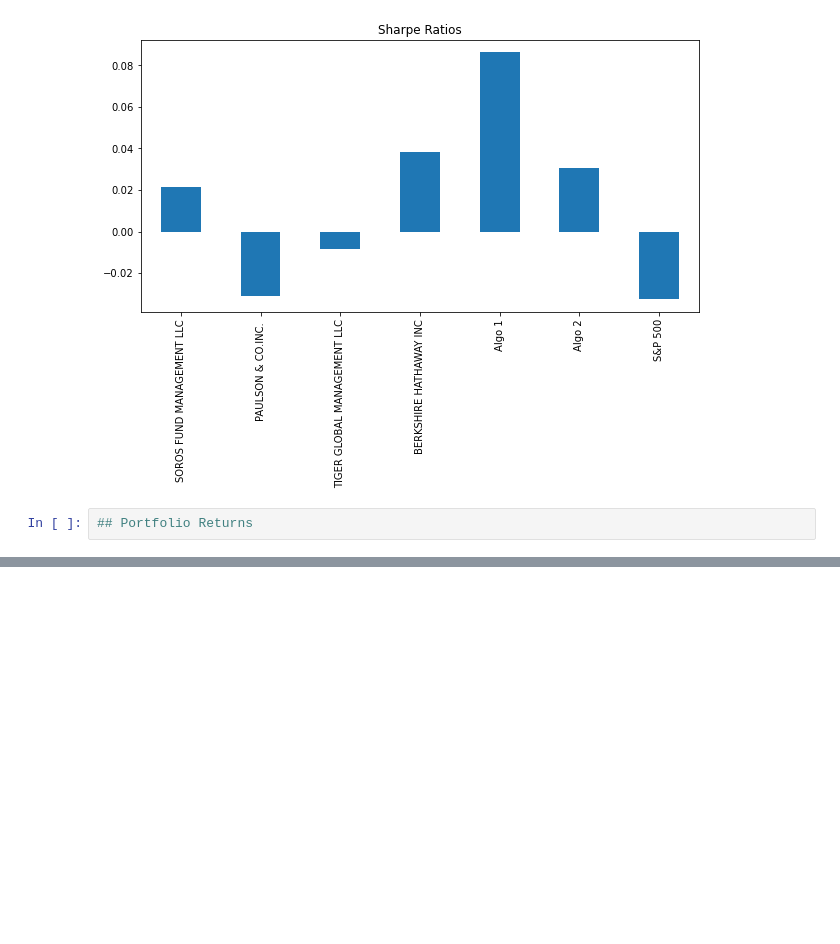
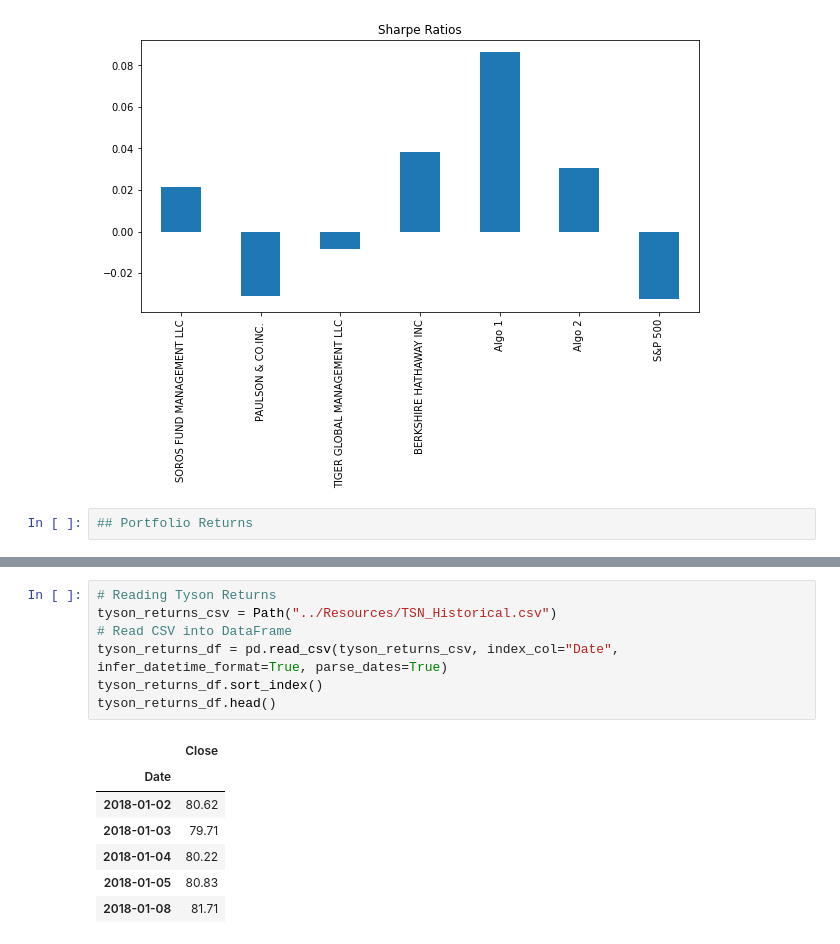
Before and after one commit to campbell8081/Unit04-PandasHW, a Jupyter notebook: whaleportfolio.ipynb, the cells around one changed output, grey strips where cells are left out. Drawn from its saved outputs; the diff is of its cells as text; blank space fills up the shorter version.

```diff
--- a/whaleportfolio.ipynb
+++ b/whaleportfolio.ipynb
@@ -304,0 +320,15 @@ sharpe_ratio.plot.bar(figsize=(10,5), title="Sharpe Ratios")
+# %%
+# Reading Tyson Returns
+tyson_returns_csv = Path("../Resources/TSN_Historical.csv")
+# Read CSV into DataFrame
+tyson_returns_df = pd.read_csv(tyson_returns_csv, index_col="Date", infer_datetime_format=True, parse_dates=True)
+tyson_returns_df.sort_index()
+tyson_returns_df.head()
+# %% [output]
+|  | Close |
+| Date |  |
+| 2018-01-02 | 80.62 |
+| 2018-01-03 | 79.71 |
+| 2018-01-04 | 80.22 |
+| 2018-01-05 | 80.83 |
+| 2018-01-08 | 81.71 |
```
Also changed, not shown: parts of 2 cells of this notebook.
